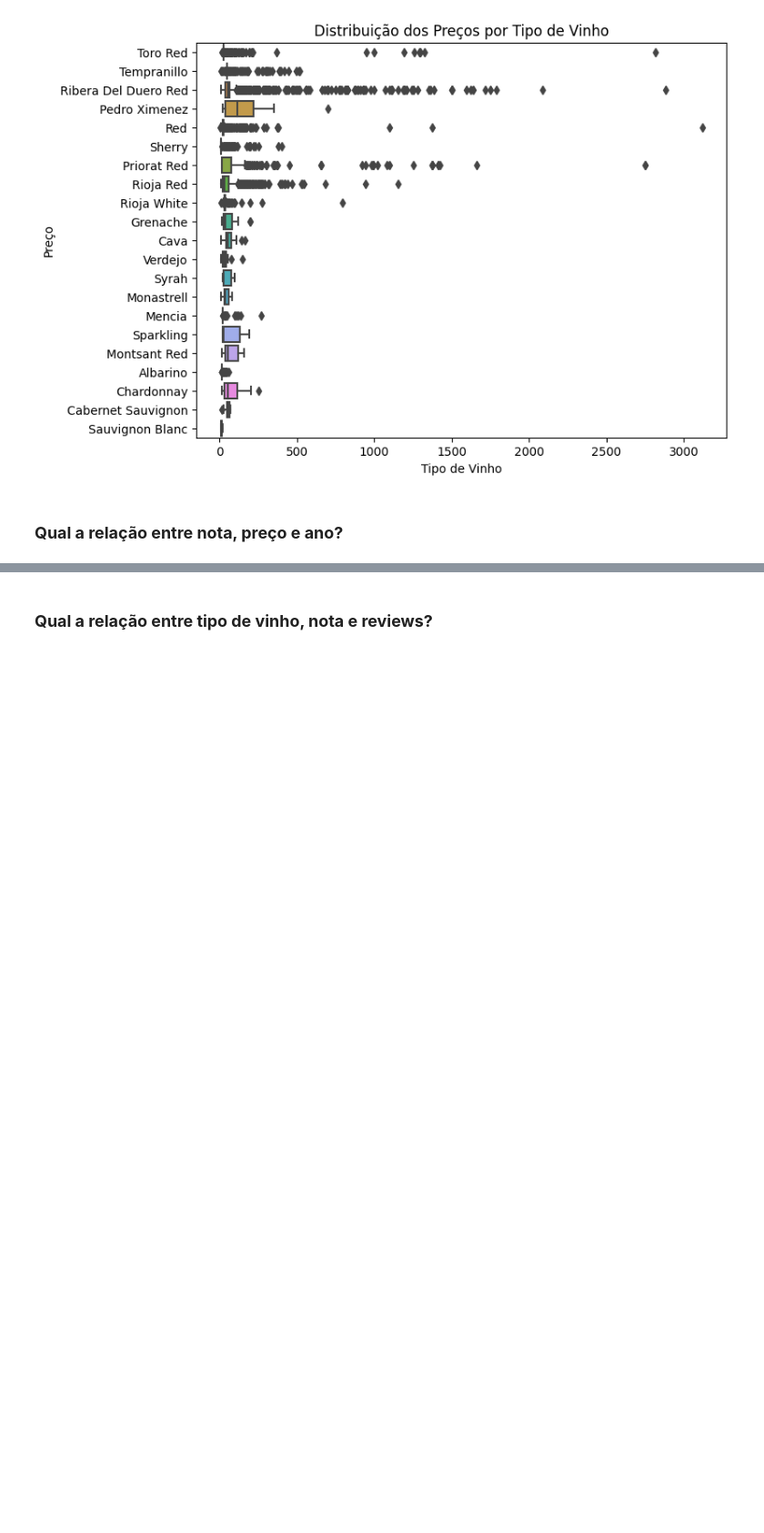
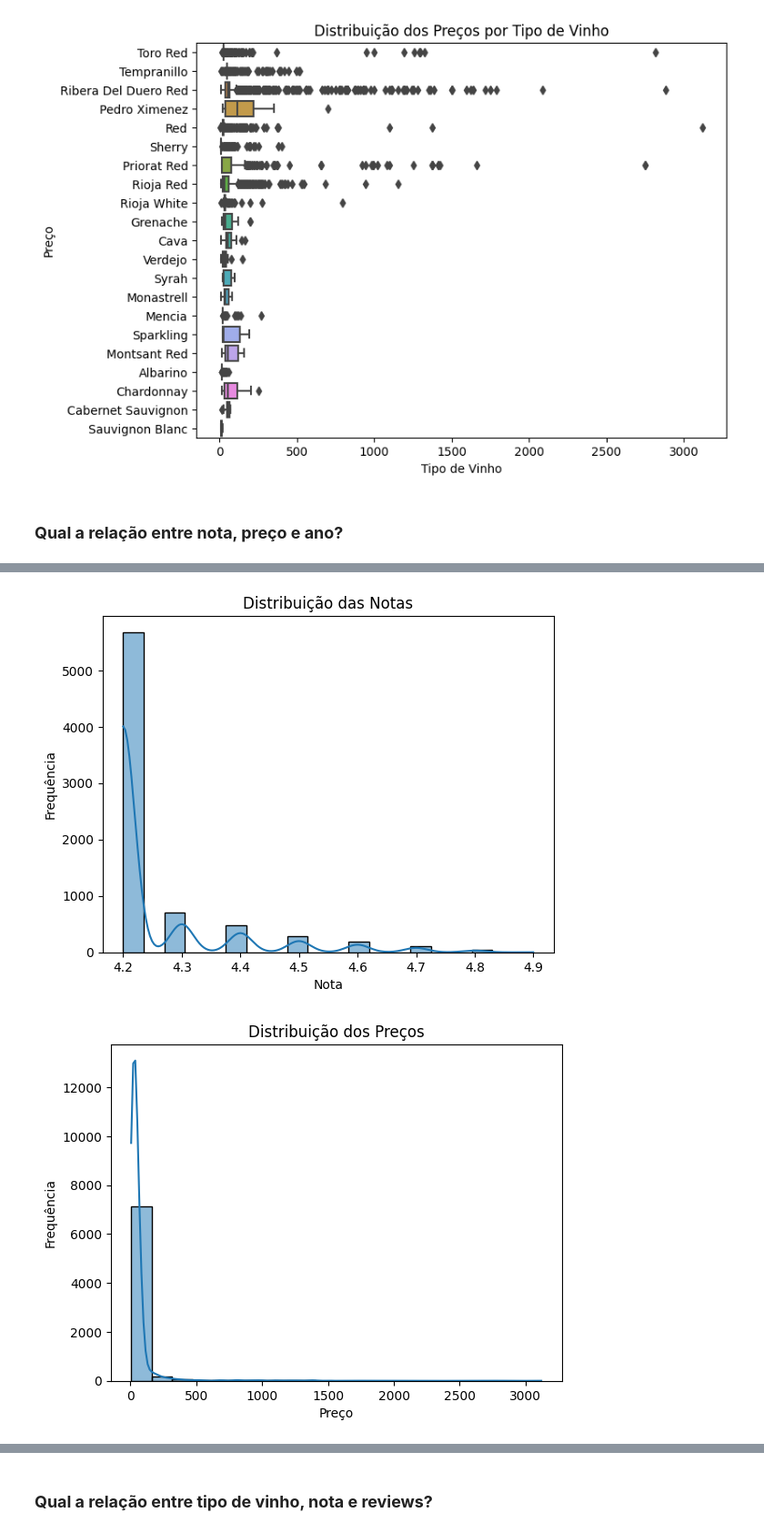
Before and after one commit to atlantico-academy/equipe3-2024.2, a Jupyter notebook: notebooks/01-exploratory_data_analysis.ipynb, the cells around one changed output, grey strips where cells are left out. Shown at 91% size. Saved outputs shown, nothing was run; the diff lists cells and outputs as text; code cells hidden in the pictures; blank space fills up the shorter version.

```diff
--- a/notebooks/01-exploratory_data_analysis.ipynb
+++ b/notebooks/01-exploratory_data_analysis.ipynb
@@ -169,3 +172,6 @@ plt.show()
 [figure]
 # %% [markdown]
 ### **Qual a relação entre nota, preço e ano?**
+# %%
+# Preencher ou remover valores ausentes
+df.dropna(subset=['rating', 'price', 'year'], inplace=True)
@@ -171,0 +190,25 @@ plt.show()
+# %%
+# Distribuição das notas
+sns.histplot(df['rating'], bins=20, kde=True)
+plt.title('Distribuição das Notas')
+plt.xlabel('Nota')
+plt.ylabel('Frequência')
+plt.show()
+
+# Distribuição dos preços
+sns.histplot(df['price'], bins=20, kde=True)
+plt.title('Distribuição dos Preços')
+plt.xlabel('Preço')
+plt.ylabel('Frequência')
+plt.show()
+
+# Distribuição dos anos - precisa ajustar!! números estão se sobrepondo.
+plt.figure(figsize=(16,10))
+sns.histplot(df['year'], bins=20, kde=True)
+plt.title('Distribuição dos Anos')
+plt.xlabel('Ano')
+plt.ylabel('Frequência')
+plt.show()
+# %% [output]
+[figure, added]
+[figure, added]
```
Also changed, not shown: parts of 23 cells of this notebook, 1 other file.
